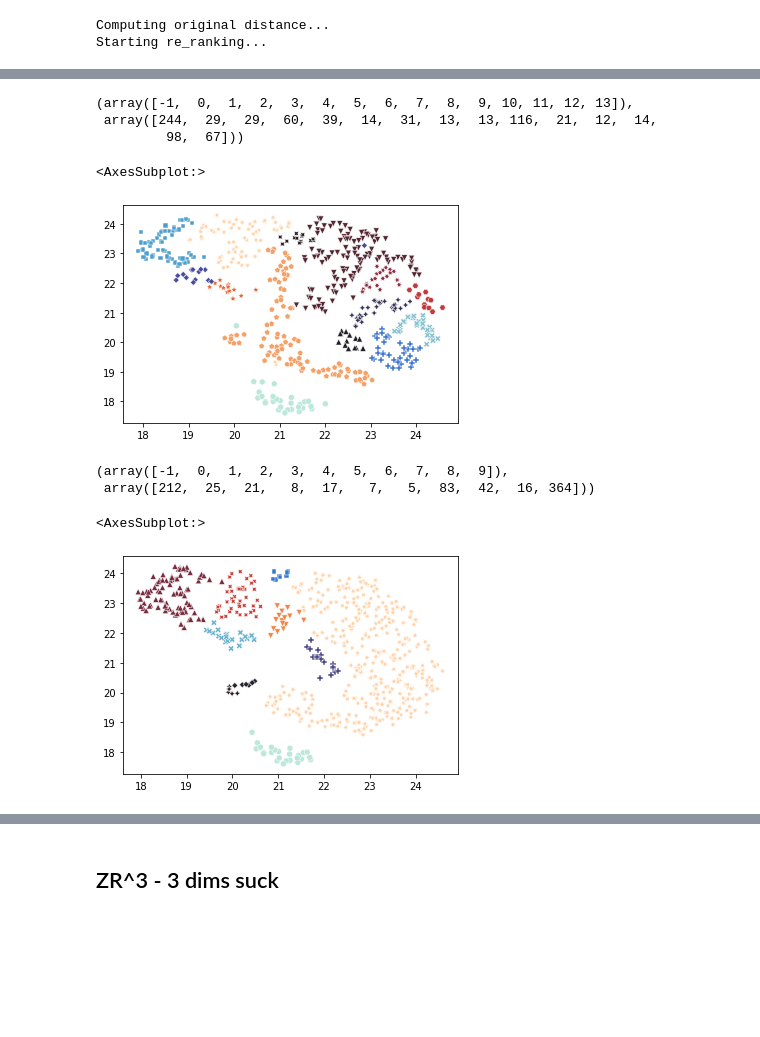
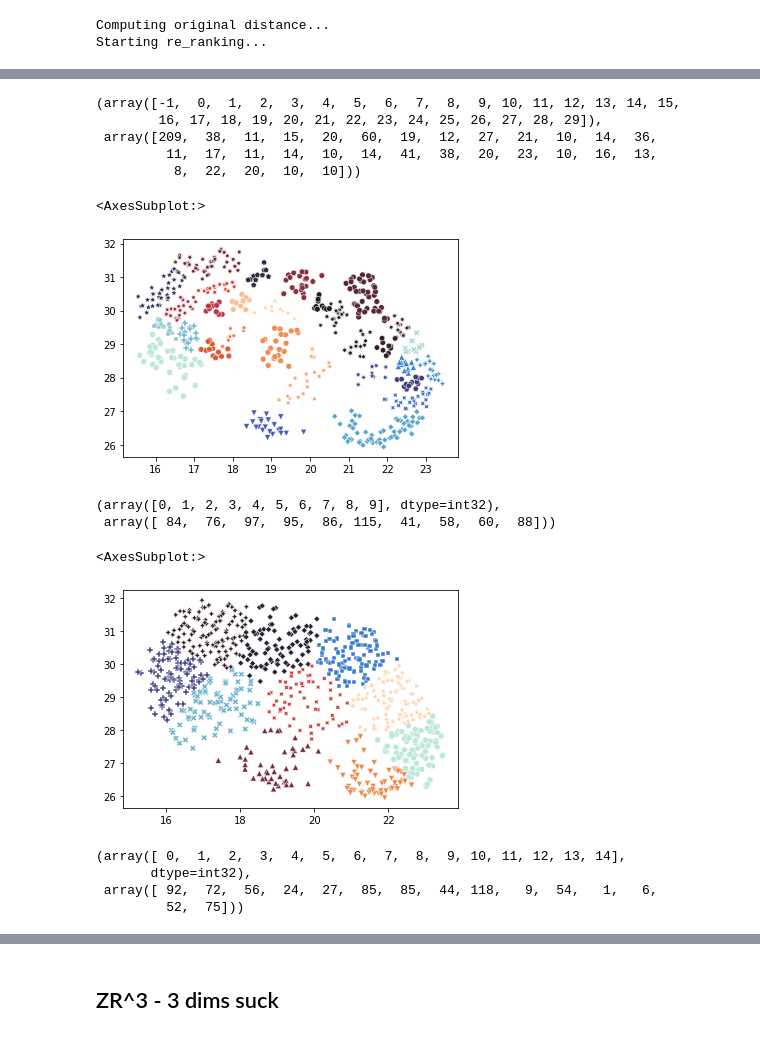
Before and after one commit to ojss/c3lr, a Jupyter notebook: scratch.ipynb, the cells around one changed output, grey strips where cells are left out. Drawn from its saved outputs; the diff is of its cells as text; code cells hidden in the pictures; blank space fills up the shorter version.

```diff
--- a/scratch.ipynb
+++ b/scratch.ipynb
@@ -35,6 +31,8 @@ labels.squeeze_(0)
 z.shape, labels.shape
 # %% [output]
 (torch.Size([800, 1600]), torch.Size([800]))
+# %%
+z = F.normalize(z).numpy()
 # %%
 y_query = torch.arange(200).unsqueeze(0).unsqueeze(2)  # batch and shot dim
 y_query = y_query.repeat(1, 1, 3)
@@ -51,7 +49,7 @@ z_reduced = umap.UMAP(
                     random_state=42,
                     n_components=2,
                     min_dist=0.25,
-                    n_neighbors=50).fit_transform(z.numpy(), y=y)
+                    n_neighbors=50).fit_transform(z, y=y)
 # %%
 sns.scatterplot(x=z_reduced[:, 0], y=z_reduced[:, 1], hue=labels, style=labels, palette="icefire", legend=False)
 # %% [output]
@@ -94,25 +90,41 @@ sns.scatterplot(x=z_reduced[preds >= 0, 0], y=z_reduced[preds >= 0, 1], hue=pred
 # %%
-clf = hdbscan.HDBSCAN(min_cluster_size=9, metric='precomputed', cluster_selection_epsilon=eps.item())
+clf = hdbscan.HDBSCAN(min_cluster_size=8, metric='precomputed')
 preds = clf.fit_predict(dists2.astype(float))
 np.unique(preds, return_counts=True)
 # %% [output]
-(array([-1,  0,  1,  2,  3,  4,  5,  6,  7,  8,  9, 10, 11, 12, 13]),
- array([244,  29,  29,  60,  39,  14,  31,  13,  13, 116,  21,  12,  14,
-         98,  67]))
+(array([-1,  0,  1,  2,  3,  4,  5,  6,  7,  8,  9, 10, 11, 12, 13, 14, 15,
+        16, 17, 18, 19, 20, 21, 22, 23, 24, 25, 26, 27, 28, 29]),
+ array([209,  38,  11,  15,  20,  60,  19,  12,  27,  21,  10,  14,  36,
+         11,  17,  11,  14,  10,  14,  41,  38,  20,  23,  10,  16,  13,
+          8,  22,  20,  10,  10]))
 # %%
-sns.scatterplot(x=z_reduced[preds >= 0, 0], y=z_reduced[preds >= 0, 1], hue=preds[preds >= 0], style=preds[preds >= 0], palette="icefire", legend=False)
+sns.scatterplot(
+    x=z_reduced[preds >= 0, 0],
+    y=z_reduced[preds >= 0, 1],
+    hue=preds[preds >= 0],
+    style=preds[preds >= 0],
+    palette="icefire",
+    legend=False
+)
 # %% [output]
 <AxesSubplot:>
-[figure, old version]
+[figure, new version]
 # %%
-clf = HDBSCAN_flat(z_reduced, n_clusters=10,)
-preds = clf.labels_
+clf = cluster.KMeans(n_clusters=10)
+preds = clf.fit_predict(z_reduced)
 np.unique(preds, return_counts=True)
 # %% [output]
-(array([-1,  0,  1,  2,  3,  4,  5,  6,  7,  8,  9]),
- array([212,  25,  21,   8,  17,   7,   5,  83,  42,  16, 364]))
+(array([0, 1, 2, 3, 4, 5, 6, 7, 8, 9], dtype=int32),
+ array([ 84,  76,  97,  95,  86, 115,  41,  58,  60,  88]))
 # %%
-sns.scatterplot(x=z_reduced[preds >= 0, 0], y=z_reduced[preds >= 0, 1], hue=preds[preds >= 0], style=preds[preds >= 0], palette="icefire", legend=False)
+sns.scatterplot(
+    x=z_reduced[:, 0],
+    y=z_reduced[: ,1],
+    hue=preds,
+    style=preds,
+    palette="icefire",
+    legend=False
+)
 # %% [output]
 <AxesSubplot:>
-[figure, old version]
+[figure, new version]
@@ -120,0 +131,9 @@ clf = cluster.KMeans()
+# %%
+clf = cluster.SpectralClustering(n_clusters=15, affinity='precomputed', eigen_solver='amg')
+preds = clf.fit_predict(dists2)
+np.unique(preds, return_counts=True)
+# %% [output]
+(array([ 0,  1,  2,  3,  4,  5,  6,  7,  8,  9, 10, 11, 12, 13, 14],
+       dtype=int32),
+ array([ 92,  72,  56,  24,  27,  85,  85,  44, 118,   9,  54,   1,   6,
+         52,  75]))
```
Also changed, not shown: parts of 17 cells of this notebook, 6 other files.
